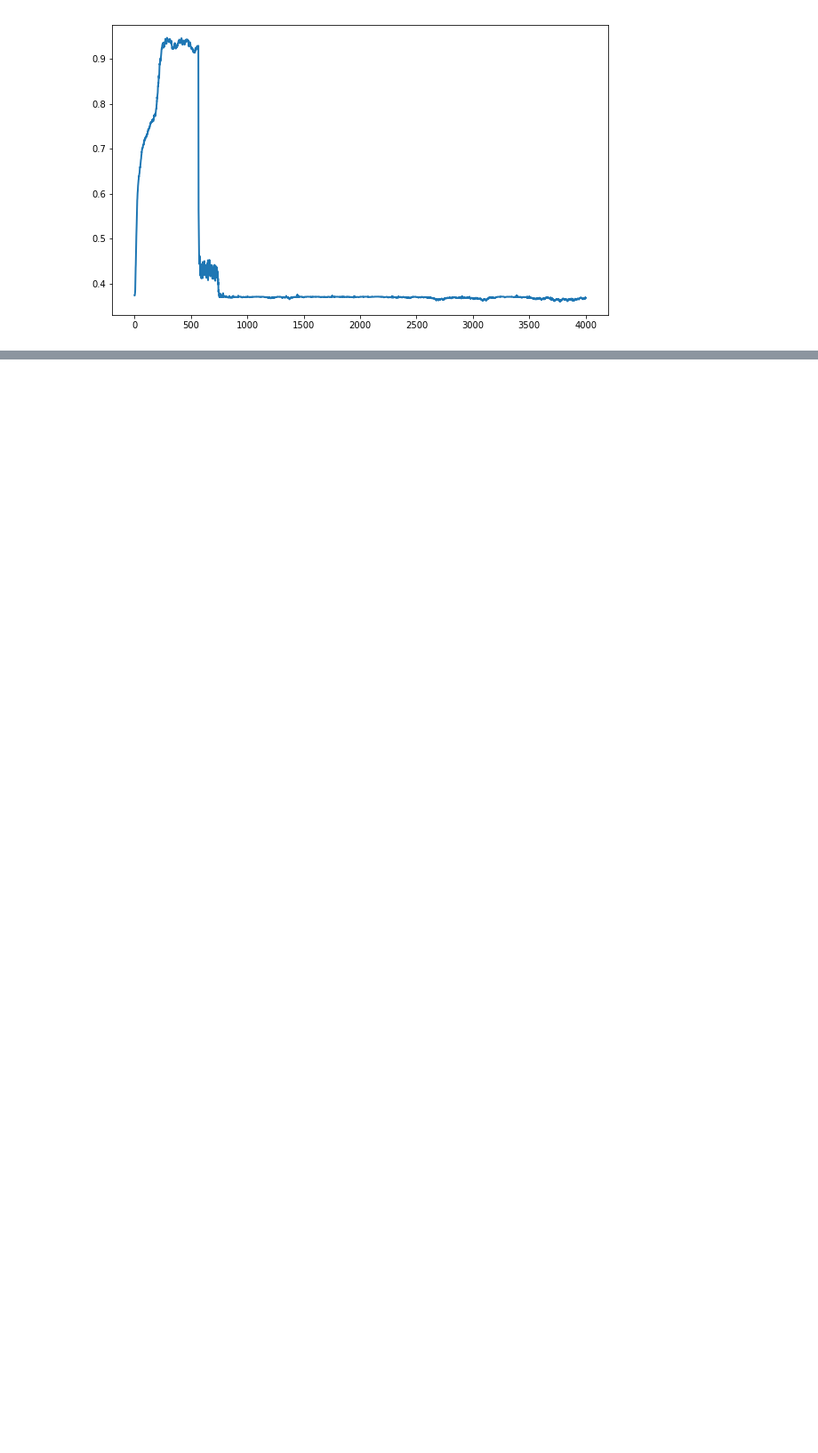
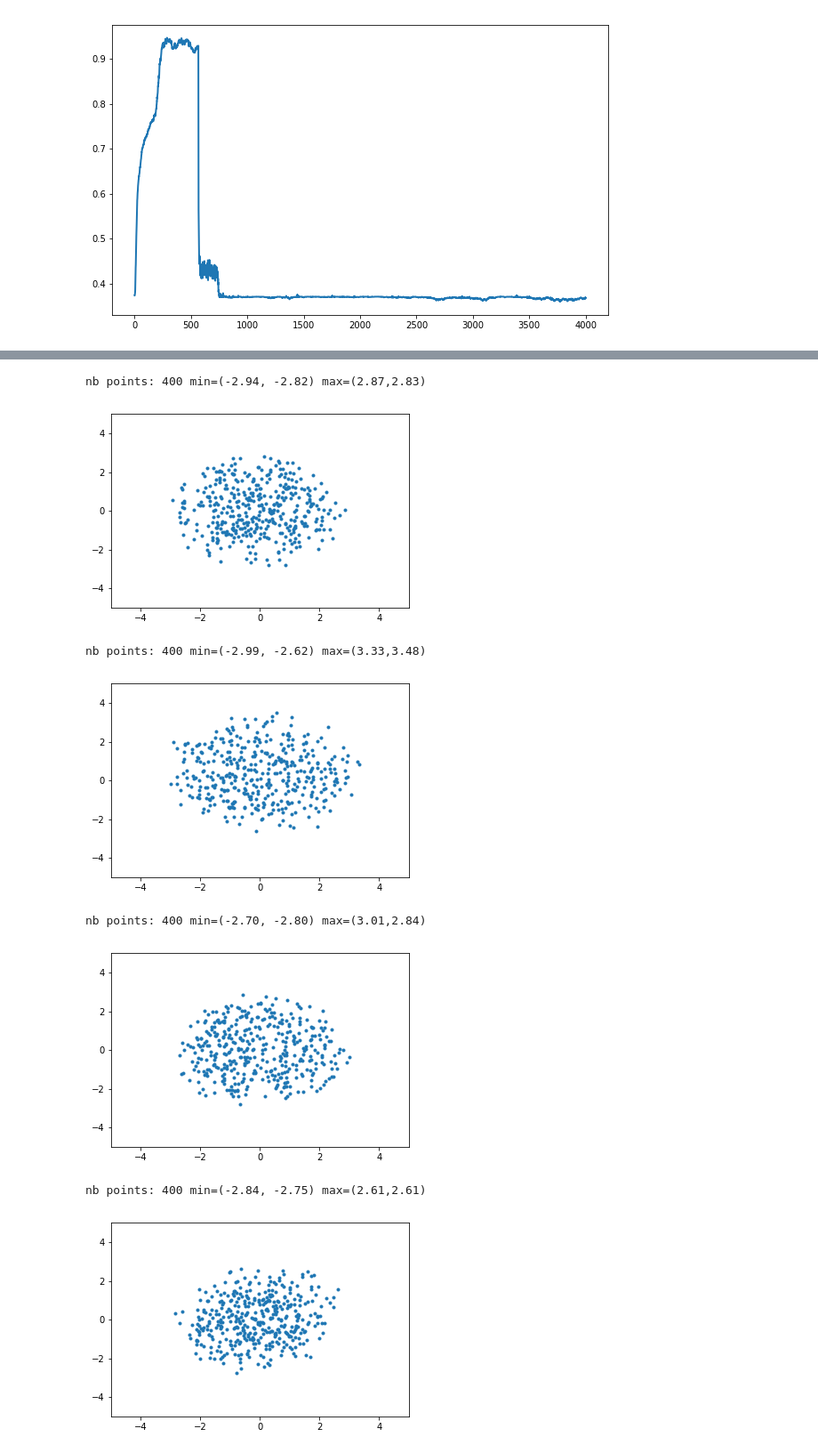
Before and after one commit to LeniLeGoff/novelty_neat, a Jupyter notebook: scripts/legged_robot.ipynb, the cells around one changed output, grey strips where cells are left out. Shown at 89% size. Cells and saved outputs as stored; diff of their text form; code cells hidden in the pictures; blank space fills up the shorter version.

```diff
--- a/scripts/legged_robot.ipynb
+++ b/scripts/legged_robot.ipynb
@@ -491,0 +555,12 @@ for folder in os.listdir(neat_32_fld) :
+# %%
+for folder in os.listdir(rnn_32_32) :
+    plot_map(rnn_32_32 + '/' + folder + '/bd_004000.log' ,3)
+# %% [output]
+nb points: 400 min=(-2.94, -2.82) max=(2.87,2.83)
+[figure, added]
+nb points: 400 min=(-2.99, -2.62) max=(3.33,3.48)
+[figure, added]
+nb points: 400 min=(-2.70, -2.80) max=(3.01,2.84)
+[figure, added]
+nb points: 400 min=(-2.84, -2.75) max=(2.61,2.61)
+[figure, added]
```
Also changed, not shown: parts of 26 cells of this notebook, 3 other files.
